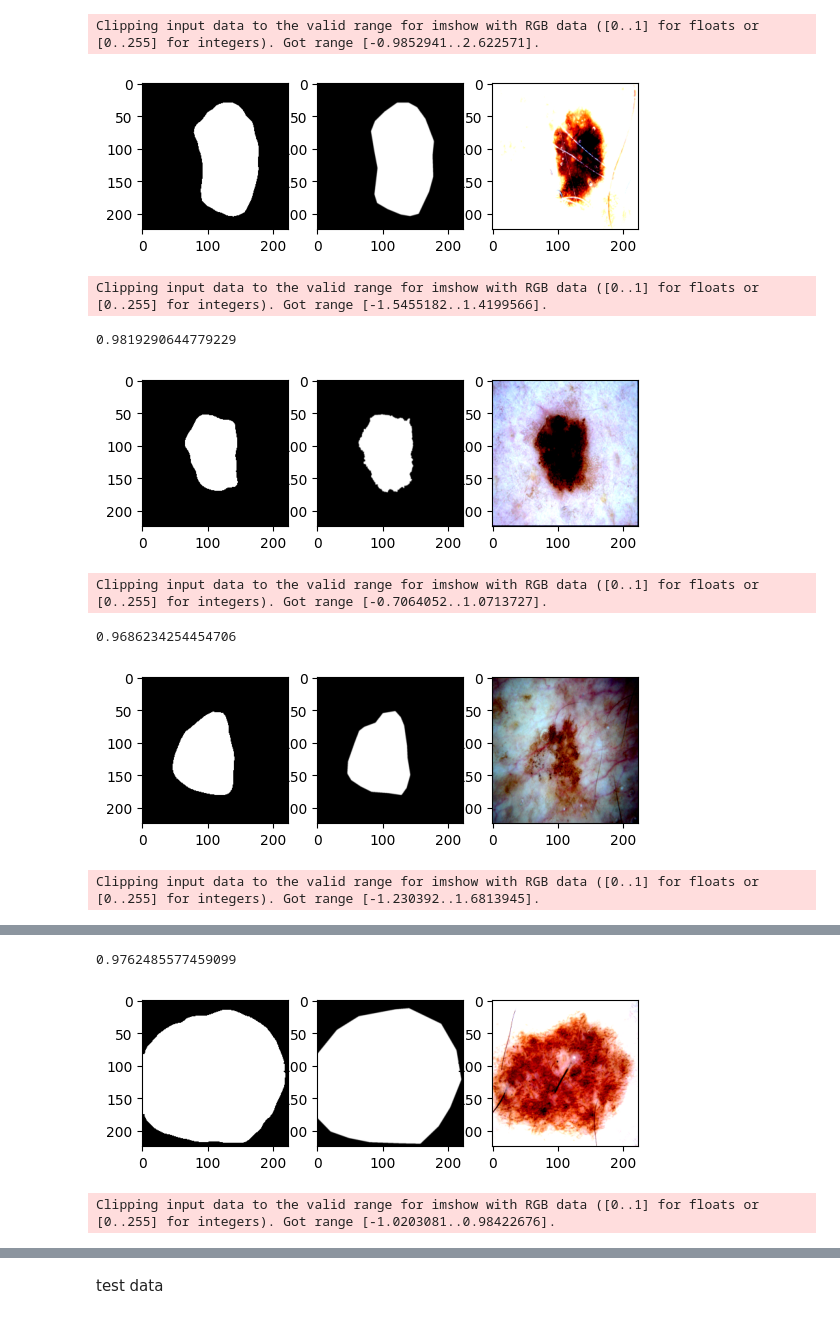
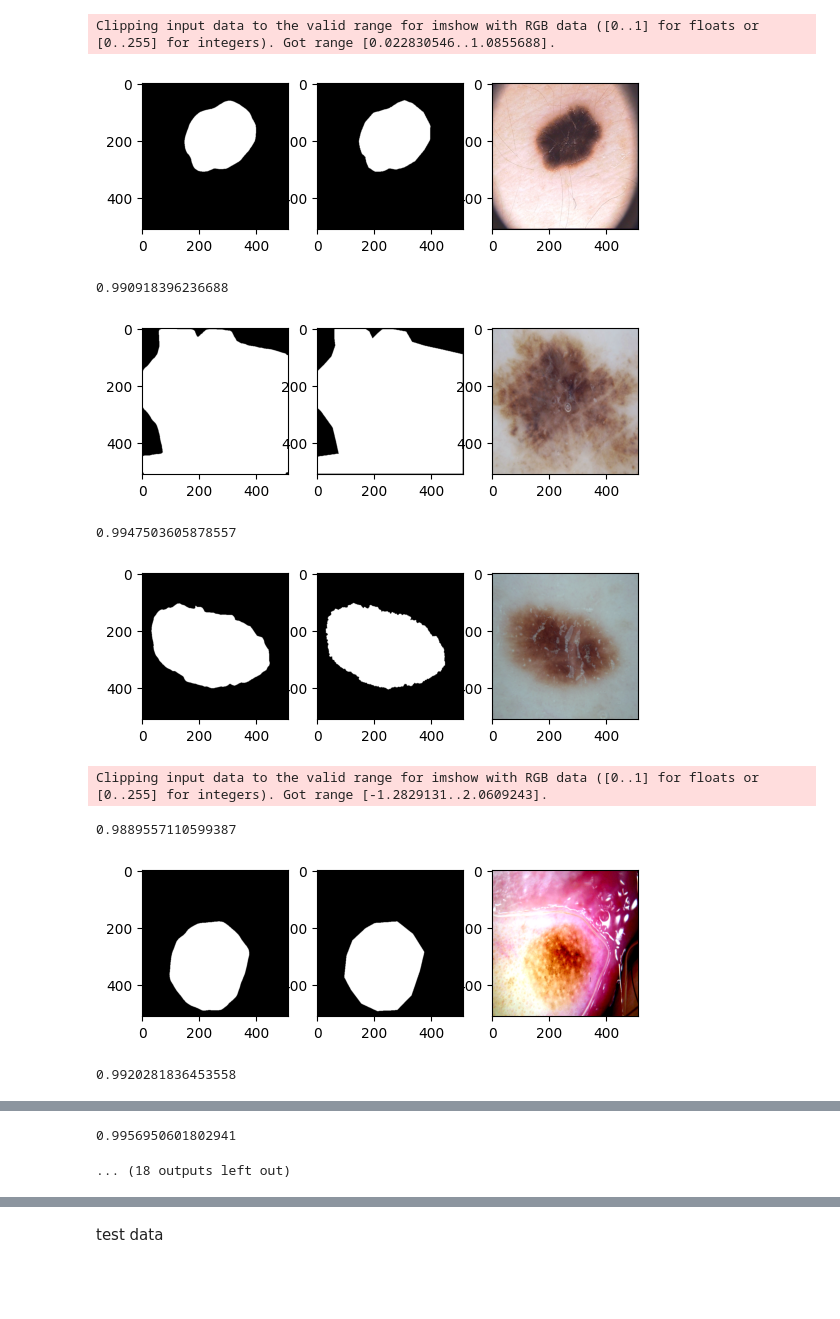
Before and after one commit to FelixWick/ML-notebooks, a Jupyter notebook: medical_segmentation.ipynb, the cells around one changed output, grey strips where cells are left out. Saved outputs shown, nothing was run; the diff lists cells and outputs as text; code cells hidden in the pictures; blank space fills up the shorter version.

Commit message:
no interpolation in mask resizing

```diff
--- a/medical_segmentation.ipynb
+++ b/medical_segmentation.ipynb
@@ -47,12 +49,12 @@ imagenet_mean = [0.485, 0.456, 0.406]
 imagenet_std = [0.229, 0.224, 0.225]
 
 input_transform = transforms.Compose([
-    transforms.Resize((224, 224)),
+    transforms.Resize(image_size),
     transforms.ToTensor(),
     transforms.Normalize(mean=imagenet_mean, std=imagenet_std),
 ])
 target_transform = transforms.Compose([
-    transforms.Resize((224, 224)),
+    transforms.Resize(image_size, interpolation=transforms.InterpolationMode.NEAREST),
     transforms.ToTensor(),
 ])
 # %%
@@ -81,7 +83,7 @@ train_loader = DataLoader(train_set, batch_size=4, shuffle=True)
 model = deeplabv3_resnet50(weights=None, weights_backbone=torchvision.models.ResNet50_Weights.DEFAULT, num_classes=2, aux_loss=True).to(device)
 # %%
 criterion = nn.CrossEntropyLoss()
-optimizer = torch.optim.Adam(model.parameters())
+optimizer = torch.optim.Adam(model.parameters(), lr=1e-4)
 # %%
 epochs = 50
 # %%
@@ -145,8 +147,8 @@ DeepLabV3(
   )
 )
 # %%
-preds = torch.zeros(1, 224, 224)
-truths = torch.zeros(1, 1, 224, 224)
+preds = torch.zeros(1, image_size[0], image_size[1])
+truths = torch.zeros(1, 1, image_size[0], image_size[1])
 with torch.no_grad():
     for imgs, masks in train_loader:
         preds = torch.cat((preds, torch.argmax(model(imgs.to(device))['out'].cpu(), dim=1)), 0)
@@ -172,30 +174,46 @@ dice_coef(truths.numpy(), preds.numpy())
+# %%
+def unnormalize(image, mean, std):
+    """
+    Undo normalization on an image tensor.
+
+    image: tensor [C, H, W]
+    mean: list of means per channel
+    std: list of stds per channel
+    returns: unnormalized image tensor
+    """
+    for t, m, s in zip(image, mean, std):
+        t.mul_(s).add_(m)
+    return image
 # %%
 with torch.no_grad():
     for i, (imgs, masks) in enumerate(train_loader):
         imgs = imgs.to(device)
         outputs = model(imgs)['out']
+
+        imgs = unnormalize(imgs, imagenet_mean, imagenet_std)
 
         for j in range(min(4, imgs.size(0))):
             plt.subplot(131)
             pred_mask = torch.argmax(outputs[j], dim=0).cpu().numpy()
             plt.imshow(pred_mask, cmap='gray')
             plt.subplot(132)
             truth_mask = masks.squeeze().cpu().numpy()[j]
             plt.imshow(truth_mask, cmap='gray')
             plt.subplot(133)
             plt.imshow(imgs.permute(0, 2, 3, 1).cpu().numpy()[j])
             plt.show()
             print(1 - dice(truth_mask.flatten(), pred_mask.flatten()))
 
         if i == 2:
             break
 # %% [output]
-Clipping input data to the valid range for imshow with RGB data ([0..1] for floats or [0..255] for integers). Got range [-0.9852941..2.622571].
+Clipping input data to the valid range for imshow with RGB data ([0..1] for floats or [0..255] for integers). Got range [0.022830546..1.0855688].
-[figure, old version]
+[figure, new version]
-Clipping input data to the valid range for imshow with RGB data ([0..1] for floats or [0..255] for integers). Got range [-1.5455182..1.4199566].
+0.990918396236688
+[figure, new version]
-0.9819290644779229
+0.9947503605878557
-[figure, old version]
+[figure, new version]
-Clipping input data to the valid range for imshow with RGB data ([0..1] for floats or [0..255] for integers). Got range [-0.7064052..1.0713727].
+Clipping input data to the valid range for imshow with RGB data ([0..1] for floats or [0..255] for integers). Got range [-1.2829131..2.0609243].
-0.9686234254454706
+0.9889557110599387
-[figure, old version]
+[figure, new version]
-Clipping input data to the valid range for imshow with RGB data ([0..1] for floats or [0..255] for integers). Got range [-1.230392..1.6813945].
+0.9920281836453558
@@ -202,3 +221,2 @@ Clipping input data to the valid range for imshow with RGB data ([0..1] for floa
-0.9762485577459099
+0.9956950601802941
-[figure, old version]
-Clipping input data to the valid range for imshow with RGB data ([0..1] for floats or [0..255] for integers). Got range [-1.0203081..0.98422676].
+... (18 outputs left out)
```
Also changed, not shown: parts of 8 cells of this notebook.
